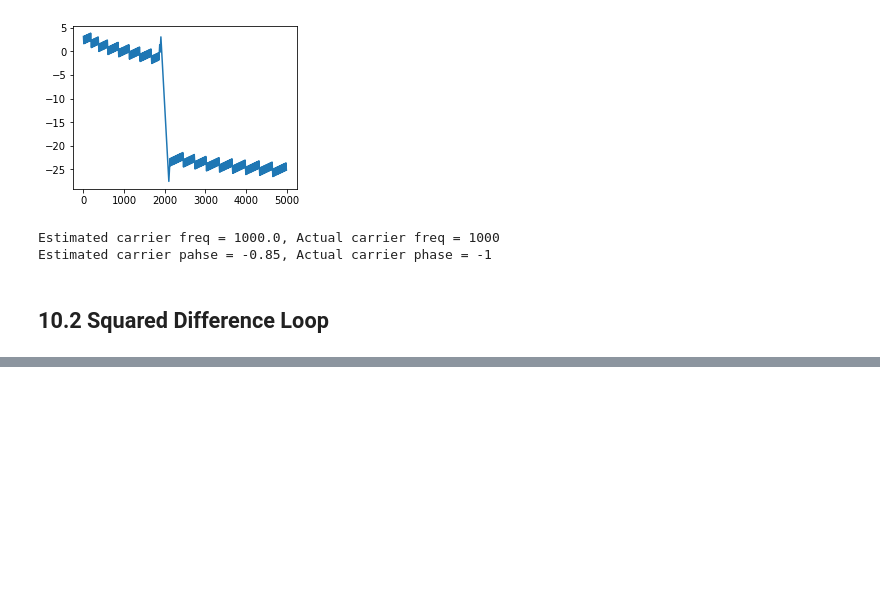
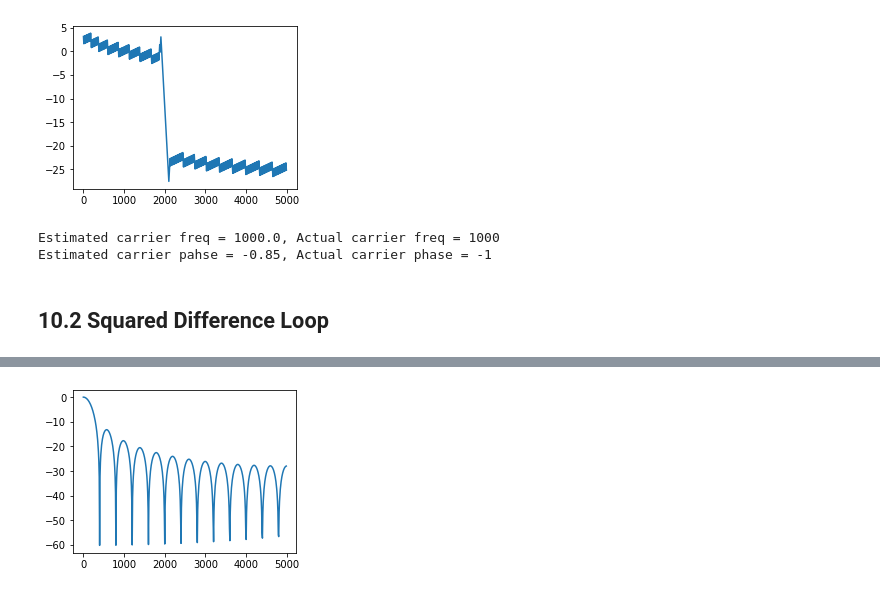
Before and after one commit to mohantyk/srd, a Jupyter notebook: Chap10.ipynb, the cells around one changed output, grey strips where cells are left out. Saved outputs shown, nothing was run; the diff lists cells and outputs as text; code cells hidden in the pictures; blank space fills up the shorter version.

```diff
--- a/Chap10.ipynb
+++ b/Chap10.ipynb
@@ -139,0 +140,6 @@ array([-0.8, -0.8, -0.8, -0.8, -0.8])
+# %%
+# Averaging works like a LPF
+h, w = signal.freqz(avg_filter, 1, fs=1/Ts)
+plt.plot(h, db(w));
+# %% [output]
+[figure, added]
```
Also changed, not shown: parts of 7 cells of this notebook.
